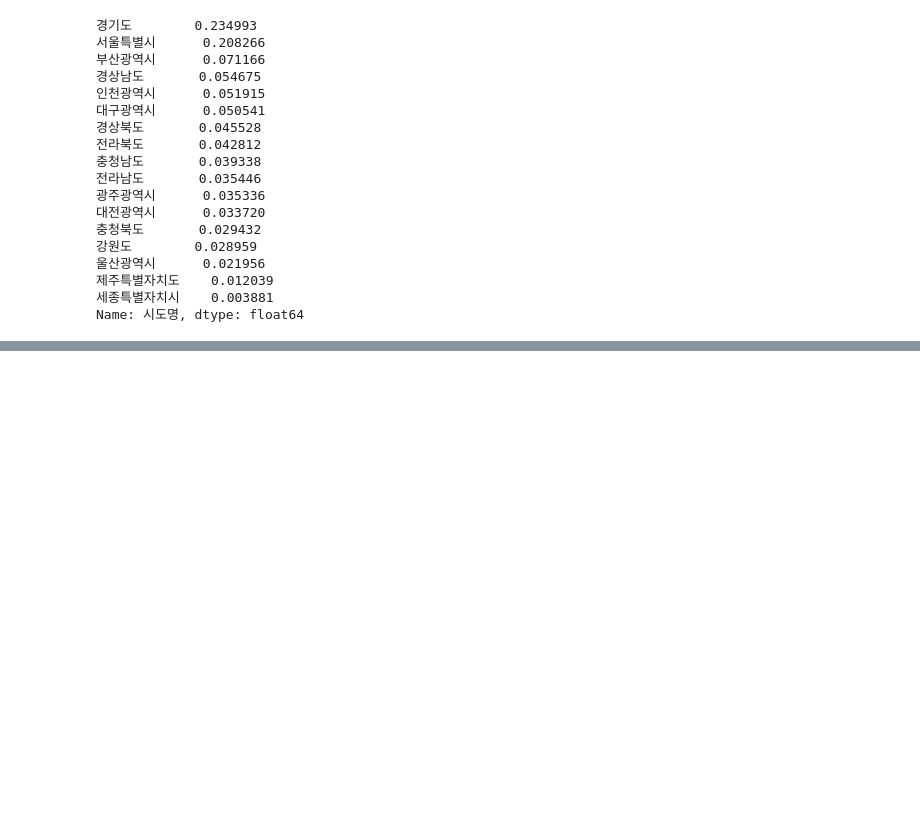
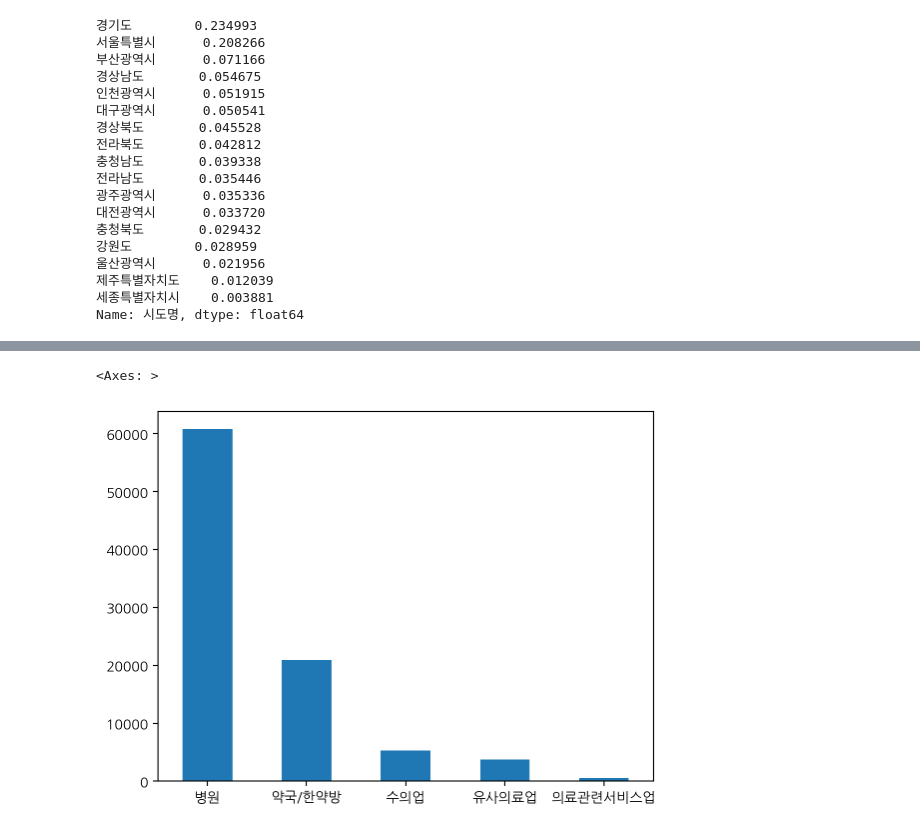
Before and after one commit to EUN-IVERSE/data_science01, a Jupyter notebook: EUN/3_서울_종합병원_분포_확인하기.ipynb, the cells around one changed output, grey strips where cells are left out. Cells and saved outputs as stored; diff of their text form; code cells hidden in the pictures; blank space fills up the shorter version.

```diff
--- a/EUN/3_서울_종합병원_분포_확인하기.ipynb
+++ b/EUN/3_서울_종합병원_분포_확인하기.ipynb
@@ -465,0 +439,3 @@ WARNING:matplotlib.font_manager:findfont: Font family 'AppleGothic' not found.
+# %%
+#"상원업종중분류명"으로 갯수를 세어보기
+c = df["상권업종중분류명"].value_counts()
@@ -465,0 +445,5 @@ WARNING:matplotlib.font_manager:findfont: Font family 'AppleGothic' not found.
+# %%
+c.plot.bar(rot = 0) # rot인수는 레이블 값 회전을 의미
+# %% [output]
+<Axes: >
+[figure, added]
```
Also changed, not shown: parts of 17 cells of this notebook.
